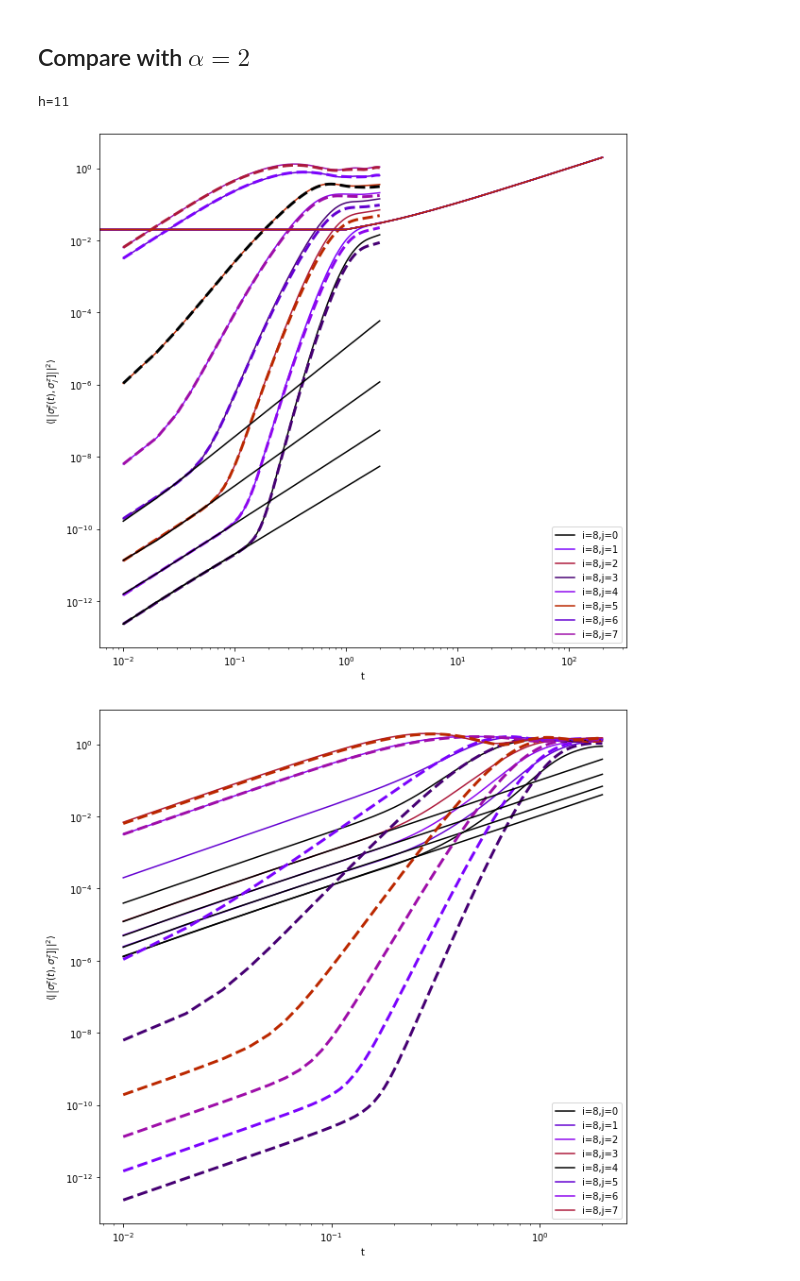
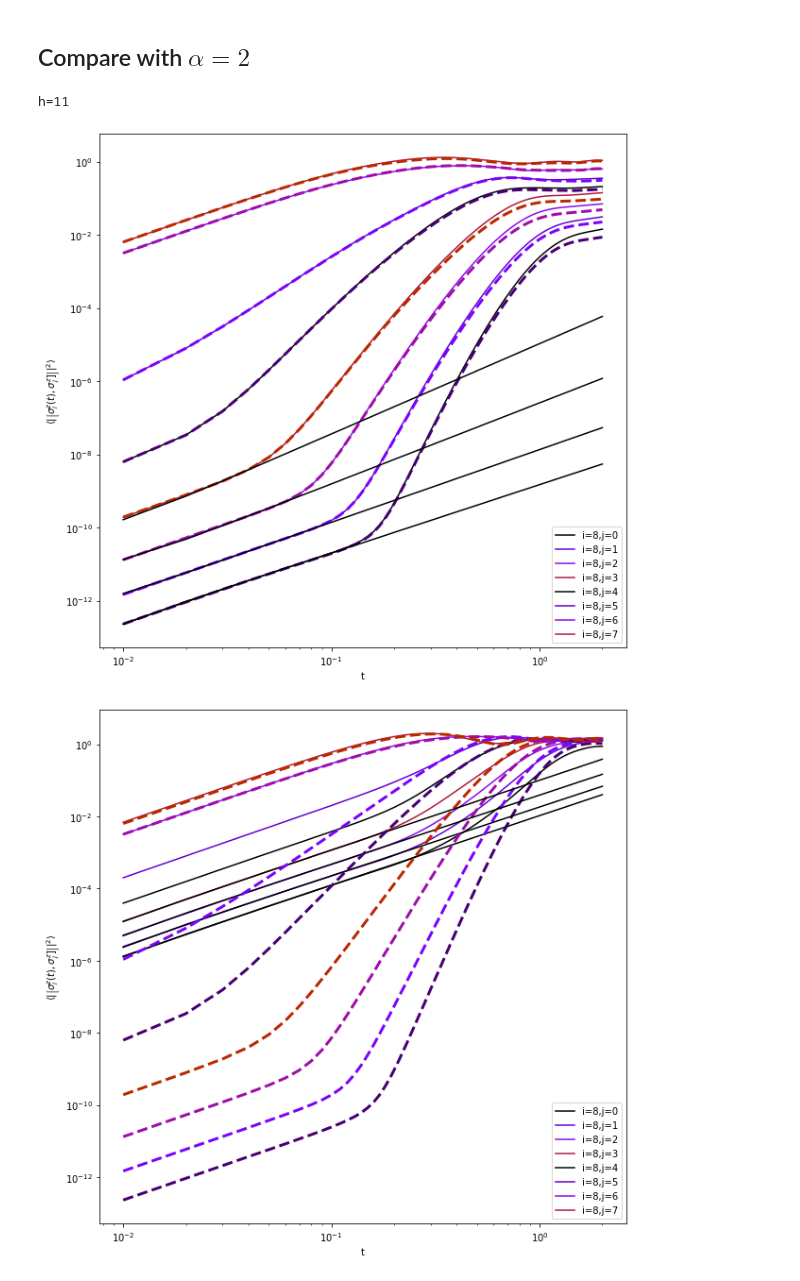
Before and after one commit to mkm2/WorkingFolder, a Jupyter notebook: notebooks/Analysis/Short_Time_Behaviour.ipynb, the cells around one changed output. Cells and saved outputs as stored; diff of their text form; code cells hidden in the pictures.

```diff
--- a/notebooks/Analysis/Short_Time_Behaviour.ipynb
+++ b/notebooks/Analysis/Short_Time_Behaviour.ipynb
@@ -98,7 +98,7 @@ data_NN = []
 N = 17
 folders = [datapath/"h=0",datapath/"h=0.5",datapath/"h=1",datapath/"h=1.5",
 datapath/"h=2",datapath/"h=2.5",datapath/"h=3",datapath/"h=5",datapath/"h=7",datapath/"h=9",datapath/"h=11"]
-files_NN = ["5520874_N17_FD.jld2","5568773-5568774_N17_NN.jld2","5568775-5568776_N17_NN.jld2","5568777-5568778_N17_NN.jld2","5568779-5568780_N17_NN.jld2",
+files_NN = ["5654780_N17_FD.jld2","5568773-5568774_N17_NN.jld2","5568775-5568776_N17_NN.jld2","5568777-5568778_N17_NN.jld2","5568779-5568780_N17_NN.jld2",
 "5568784-5568785_N17_NN.jld2","5568788-5568789_N17_NN.jld2","5568790_5568797_N17_NN.jld2","5568798-5568799_N17_NN.jld2","5603140-5603141_N17_NN.jld2",
 "5603142-5603143_N17_NN.jld2"]
 for (i,file) in enumerate(files_NN):
@@ -166,6 +166,7 @@ idh = 0
 popt = []
 perr = []
 tmax = [10,9,7,5]
+tmin = [2,2,2,1,1,1,1,1]
 for j in range(0,4):
     poptj, pcovj = curve_fit(model,T[0:tmax[j]],res[idh][0:tmax[j],j])
     popt.append(poptj)
@@ -181,7 +182,7 @@ ax = fig.add_subplot(111)
 ax.set_prop_cycle(color=[scalarMap.to_rgba(i) for i in range(NUM_COLORS)])
 for j in range(0,N//2):
     ax.loglog(T[1:],res[idh][1:,j],label="i={},j={}".format(N//2,j))
-    ax.loglog(T[1:],res_NN[idh][1:,j],linestyle="--",linewidth=3)
+    ax.loglog(T[tmin[j]:],res_NN[idh][tmin[j]:,j],linestyle="--",linewidth=3)
     if j < 4:
         ax.loglog(T[1:],model(T[1:],*(popt[j])),color='black')
 ax.legend(loc="lower right")
@@ -257,35 +258,34 @@ for (i,file) in enumerate(files_a2):
 idh = 10
 print("h={}".format(h[idh]))
 popt = []
 perr = []
 tmax = [10,9,7,5]
 for j in range(0,4):
     poptj, pcovj = curve_fit(model,T[0:tmax[j]],res[idh][0:tmax[j],j])
     popt.append(poptj)
     perr.append(np.sqrt(np.diag(pcovj)))
 
 
 NUM_COLORS = N//2
 cm = plt.get_cmap('gnuplot')
 cNorm  = colors.Normalize(vmin=0, vmax=NUM_COLORS+5)
 scalarMap = mplcm.ScalarMappable(norm=cNorm, cmap=cm)
 fig = plt.figure(figsize=(10,10))
 ax = fig.add_subplot(111)
 ax.set_prop_cycle(color=[scalarMap.to_rgba(i) for i in range(NUM_COLORS)])
 for j in range(0,N//2):
     ax.plot(T[1:],res[idh][1:,j],label="i={},j={}".format(N//2,j))
     ax.plot(T[1:],res_NN[idh][1:,j],linestyle="--",linewidth=3)
     if j < 4:
         ax.loglog(T[1:],model(T[1:],*(popt[j])),color='black')
-    ax.loglog(T[1:])
 ax.legend(loc="lower right")
 ax.set_xlabel("t")
 ax.set_ylabel(r"$\langle\left|\left[\sigma_i^z(t),\sigma_j^z]\right]\right|^2\rangle$")
 #ax.set_ylim(1e-12,5)
 plt.show()
 # %% [output]
 h=11
-[figure, old version]
+[figure, new version]
 # %%
 res_a2 = list(map(lambda arr: disorder_mean(arr),data_a2))
 res_err_a2 = list(map(lambda arr: disorder_std(arr),data_a2))
```
Also changed, not shown: parts of 2 cells of this notebook, 2 other files.
